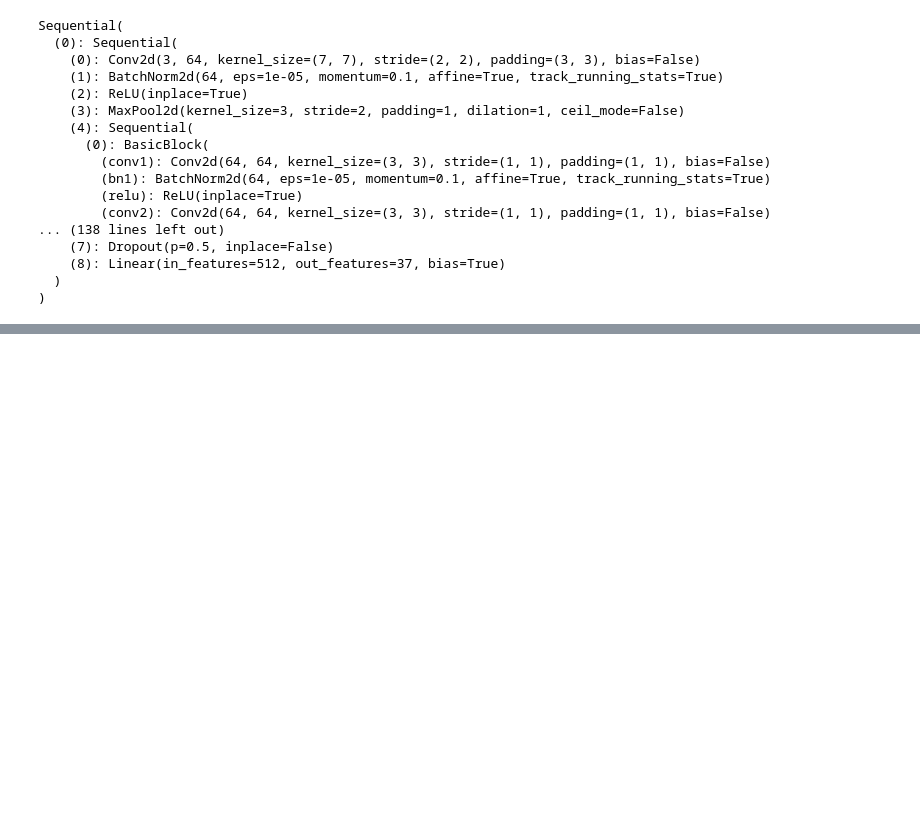
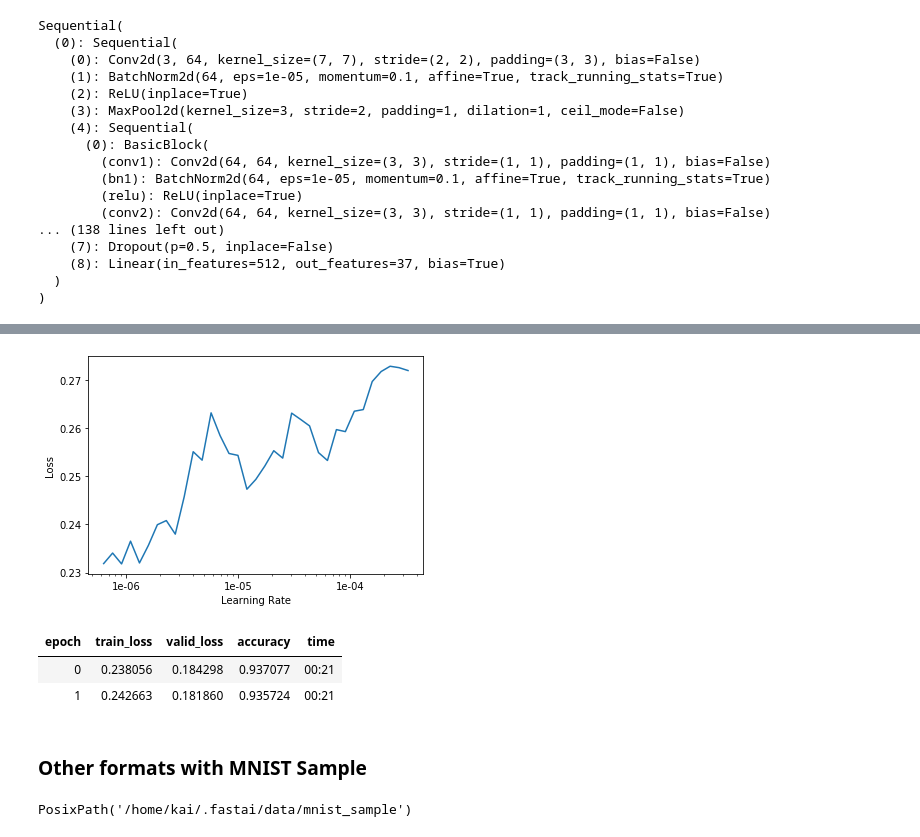
Before and after one commit to kaipak/fastai-notebooks, a Jupyter notebook: notebooks/my-lesson1-pets.ipynb, the cells around one changed output, grey strips where cells are left out. Cells and saved outputs as stored; diff of their text form; code cells hidden in the pictures; blank space fills up the shorter version.

```diff
--- a/notebooks/my-lesson1-pets.ipynb
+++ b/notebooks/my-lesson1-pets.ipynb
@@ -44,0 +96,17 @@ Sequential(
+# %%
+learner.recorder.plot()
+# %% [output]
+[figure, added]
+# %%
+learner.unfreeze()
+learner.fit_one_cycle(2, max_lr=slice(1e-6, 1e-4))
+# %% [output]
+| epoch | train_loss | valid_loss | accuracy | time |
+| 0 | 0.238056 | 0.184298 | 0.937077 | 00:21 |
+| 1 | 0.242663 | 0.181860 | 0.935724 | 00:21 |
+# %% [markdown]
+### Other formats with MNIST Sample
+# %%
+path = untar_data(URLs.MNIST_SAMPLE); path
+# %% [output]
+PosixPath('/home/kai/.fastai/data/mnist_sample')
```
Also changed, not shown: parts of 15 cells of this notebook.
